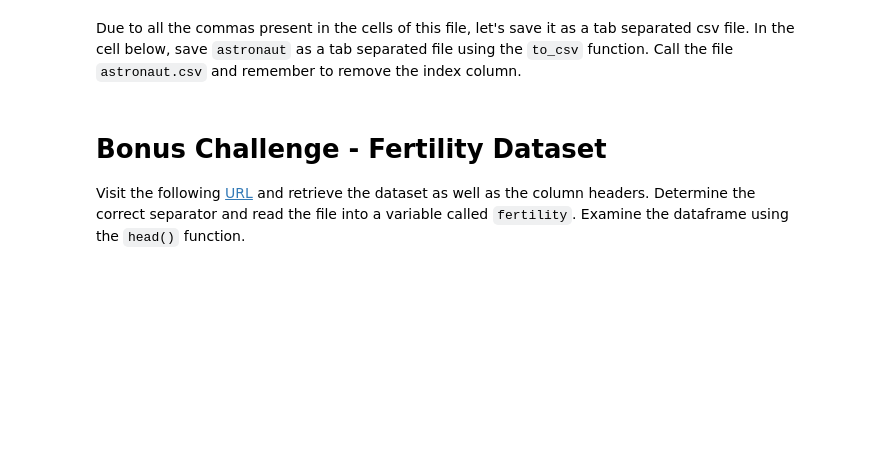
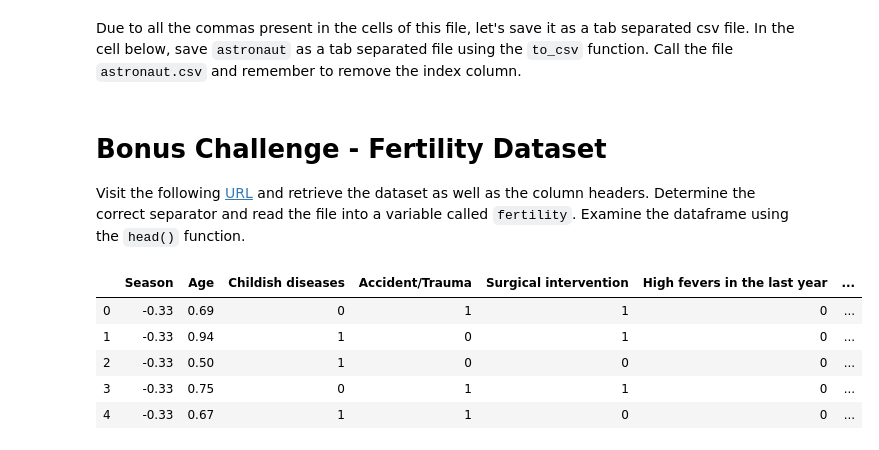
Before and after one commit to ta-data-lis/lab-import-export, a Jupyter notebook: your-code/main.ipynb, the cells around one changed output. Drawn from its saved outputs; the diff is of its cells as text; code cells hidden in the pictures; blank space fills up the shorter version.

```diff
--- a/your-code/main.ipynb
+++ b/your-code/main.ipynb
@@ -73,0 +73,12 @@ Visit the following [URL](https://archive.ics.uci.edu/ml/datasets/Fertility) and
+# %%
+url = 'https://archive.ics.uci.edu/ml/machine-learning-databases/00244/fertility_Diagnosis.txt'
+col_names = ['Season', 'Age', 'Childish diseases', 'Accident/Trauma', 'Surgical intervention', 'High fevers in the last year', 'Frequency of alcohol consumption', 'Smoking habit', 'Hours sitted during the day', 'Diagnosis']
+fertility = pd.read_csv(url, sep = ',', names = col_names)
+fertility.head()
+# %% [output]
+|  | Season | Age | Childish diseases | Accident/Trauma | Surgical intervention | High fevers in the last year | ... |
+| 0 | -0.33 | 0.69 | 0 | 1 | 1 | 0 | ... |
+| 1 | -0.33 | 0.94 | 1 | 0 | 1 | 0 | ... |
+| 2 | -0.33 | 0.50 | 1 | 0 | 0 | 0 | ... |
+| 3 | -0.33 | 0.75 | 0 | 1 | 1 | 0 | ... |
+| 4 | -0.33 | 0.67 | 1 | 1 | 0 | 0 | ... |
```
Also changed, not shown: parts of 5 cells of this notebook, 1 other file.
